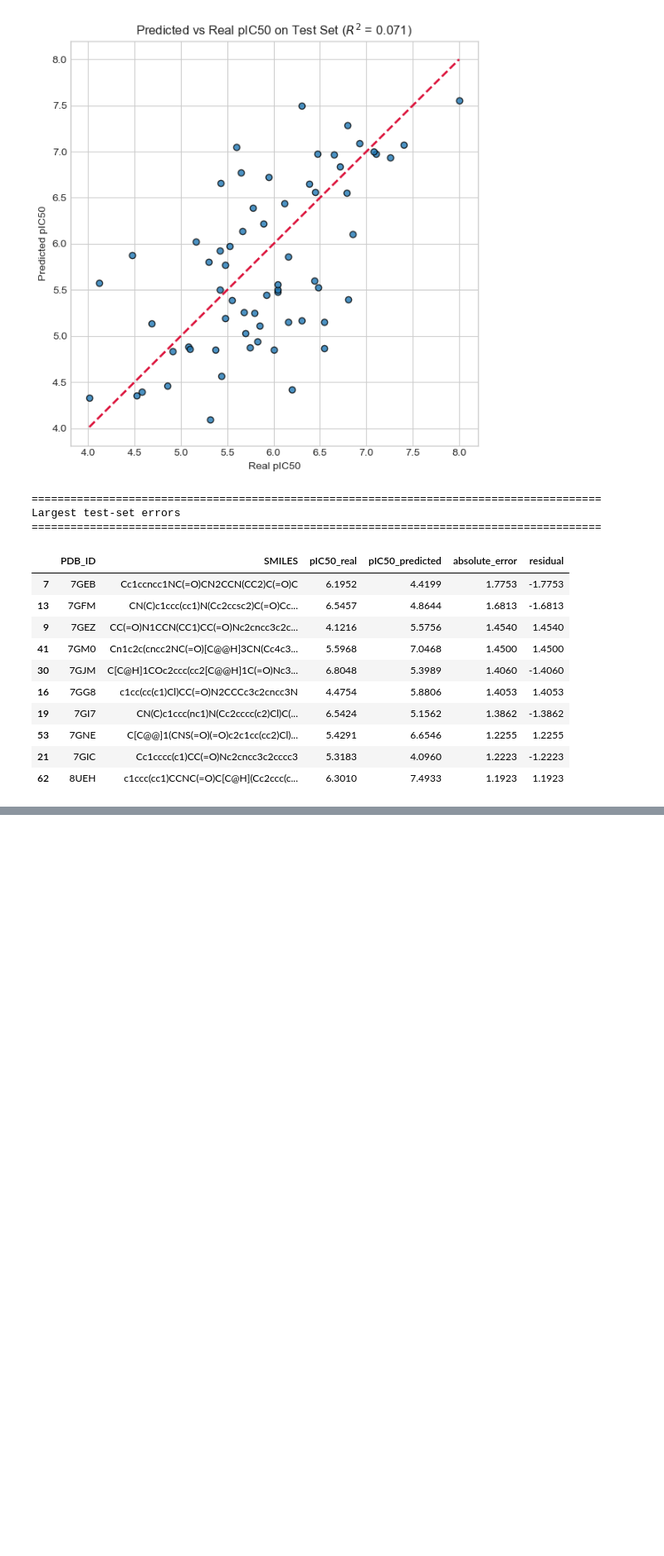
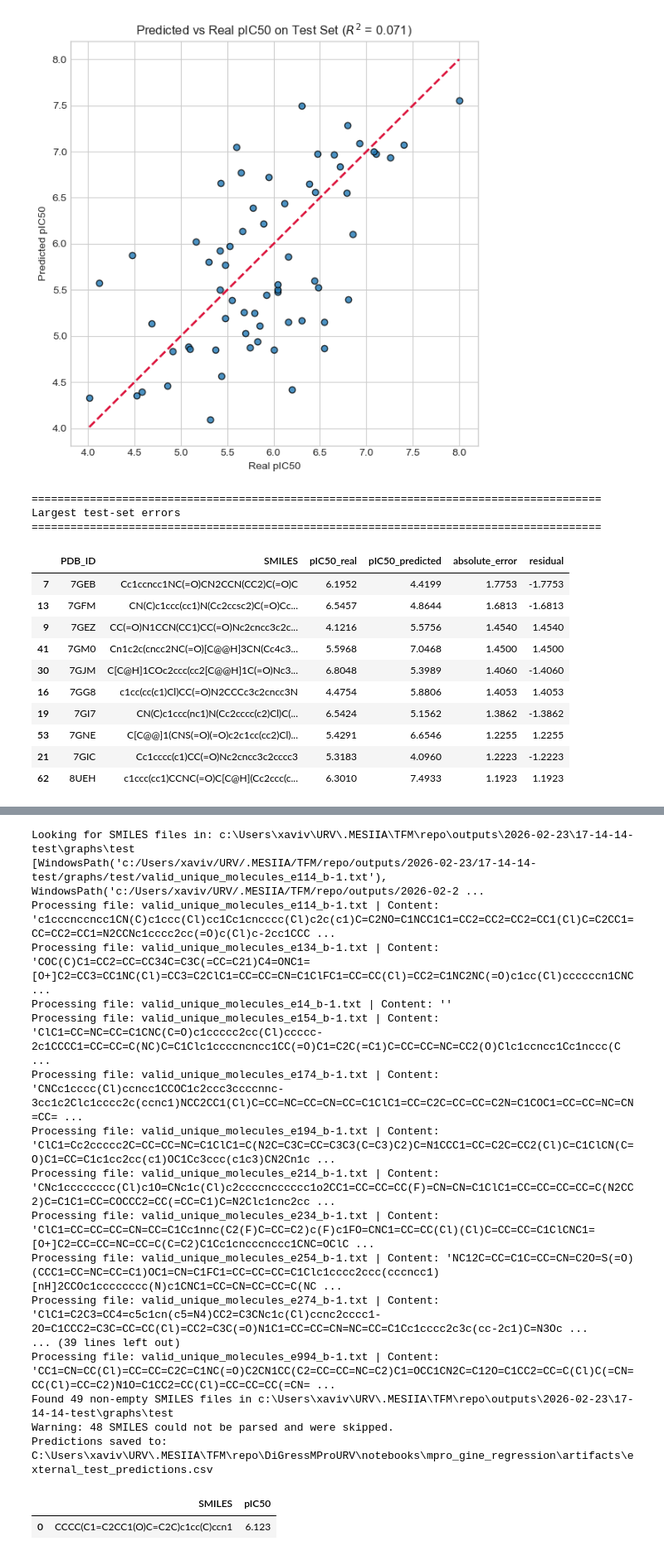
Before and after one commit to XaviVeC/DiGressMProURV, a Jupyter notebook: notebooks/mpro_gine_regression/mpro_gine_pic50_regression.ipynb, the cells around one changed output, grey strips where cells are left out. Shown at 83% size. Drawn from its saved outputs; the diff is of its cells as text; code cells hidden in the pictures; blank space fills up the shorter version.

Commit message:
Add external test predictions CSV for pIC50 values

```diff
--- a/notebooks/mpro_gine_regression/mpro_gine_pic50_regression.ipynb
+++ b/notebooks/mpro_gine_regression/mpro_gine_pic50_regression.ipynb
@@ -1758,0 +1772,80 @@ Largest test-set errors
+# %%
+# Path to the folder containing the .txt files with SMILES strings.
+EXTERNAL_SMILES_DIR = Path.cwd().parent.parent.parent / "outputs" / "2026-02-23" / "17-14-14-test" / "graphs" / "test"
+EXTERNAL_PREDICTIONS_PATH = ARTIFACT_DIR / "external_test_predictions.csv"
+
+
+# Collect SMILES from all non-empty .txt files.
+external_smiles_list = []
+for txt_file in sorted(EXTERNAL_SMILES_DIR.glob("*.txt")):
+    content = txt_file.read_text(encoding="utf-8").strip()
+    if content:
+        # Take the first token in case the file contains whitespace-separated fields.
+        smiles_str = content.split()[0]
+        external_smiles_list.append(smiles_str)
+
+print(f"Found {len(external_smiles_list)} non-empty SMILES files in {EXTERNAL_SMILES_DIR}")
+
+# Build graph tensors for each SMILES (use a dummy target of 0.0).
+external_graphs = []
+failed_smiles = []
+for smi in external_smiles_list:
+    try:
+        graph = molecule_to_graph(smi, target=0.0, pdb_id="external")
+        external_graphs.append(graph)
+    except ValueError:
+        failed_smiles.append(smi)
+
+if failed_smiles:
+    print(f"Warning: {len(failed_smiles)} SMILES could not be parsed and were skipped.")
+
+# Wrap in dataset and loader (apply the same target normalization although targets are dummy).
+external_dataset = MoleculeGraphDataset(external_graphs, y_mean=TARGET_MEAN, y_std=TARGET_STD)
+external_loader = DataLoader(external_dataset, batch_size=BATCH_SIZE, shuffle=False, collate_fn=collate_graphs)
+
+# Load the best trained model checkpoint.
+_, external_model = load_trained_model(CHECKPOINT_PATH)
+
+# Run inference and convert predictions back to original pIC50 scale.
+external_model.eval()
+all_preds = []
+all_smiles = []
+with torch.no_grad():
+    for batch in external_loader:
+        batch = move_batch_to_device(batch, DEVICE)
+        pred_norm = external_model(batch)
+        pred_original = pred_norm.cpu().numpy() * TARGET_STD + TARGET_MEAN
+        all_preds.append(pred_original)
+        all_smiles.extend(batch["smiles"])
+
+all_preds = np.concatenate(all_preds) if all_preds else np.array([])
+
+# Save results.
+external_predictions_frame = pd.DataFrame({
+    "SMILES": all_smiles,
+    "pIC50": all_preds,
+})
+external_predictions_frame.to_csv(EXTERNAL_PREDICTIONS_PATH, index=False)
+
+print(f"Predictions saved to: {EXTERNAL_PREDICTIONS_PATH}")
+display(external_predictions_frame.head(10).round(4))
+# %% [output]
+Looking for SMILES files in: c:\Users\xaviv\URV\.MESIIA\TFM\repo\outputs\2026-02-23\17-14-14-test\graphs\test
+[WindowsPath('c:/Users/xaviv/URV/.MESIIA/TFM/repo/outputs/2026-02-23/17-14-14-test/graphs/test/valid_unique_molecules_e114_b-1.txt'), WindowsPath('c:/Users/xaviv/URV/.MESIIA/TFM/repo/outputs/2026-02-2 ...
+Processing file: valid_unique_molecules_e114_b-1.txt | Content: 'c1cccnccncc1CN(C)c1ccc(Cl)cc1Cc1cncccc(Cl)c2c(c1)C=C2NO=C1NCC1C1=CC2=CC2=CC2=CC1(Cl)C=C2CC1=CC=CC2=CC1=N2CCNc1cccc2cc(=O)c(Cl)c-2cc1CCC ...
+Processing file: valid_unique_molecules_e134_b-1.txt | Content: 'COC(C)C1=CC2=CC=CC34C=C3C(=CC=C21)C4=ONC1=[O+]C2=CC3=CC1NC(Cl)=CC3=C2ClC1=CC=CC=CN=C1ClFC1=CC=CC(Cl)=CC2=C1NC2NC(=O)c1cc(Cl)ccccccn1CNC ...
+Processing file: valid_unique_molecules_e14_b-1.txt | Content: ''
+Processing file: valid_unique_molecules_e154_b-1.txt | Content: 'ClC1=CC=NC=CC=C1CNC(C=O)c1ccccc2cc(Cl)ccccc-2c1CCCC1=CC=CC=C(NC)C=C1Clc1ccccncncc1CC(=O)C1=C2C(=C1)C=CC=CC=NC=CC2(O)Clc1ccncc1Cc1nccc(C ...
+Processing file: valid_unique_molecules_e174_b-1.txt | Content: 'CNCc1cccc(Cl)ccncc1CCOC1c2ccc3ccccnnc-3cc1c2Clc1cccc2c(ccnc1)NCC2CC1(Cl)C=CC=NC=CC=CN=CC=C1ClC1=CC=C2C=CC=CC=C2N=C1COC1=CC=CC=NC=CN=CC= ...
+Processing file: valid_unique_molecules_e194_b-1.txt | Content: 'ClC1=Cc2ccccc2C=CC=CC=NC=C1ClC1=C(N2C=C3C=CC=C3C3(C=C3)C2)C=N1CCC1=CC=C2C=CC2(Cl)C=C1ClCN(C=O)C1=CC=C1c1cc2cc(c1)OC1Cc3ccc(c1c3)CN2Cn1c ...
+Processing file: valid_unique_molecules_e214_b-1.txt | Content: 'CNc1cccccccc(Cl)c1O=CNc1c(Cl)c2ccccncccccc1o2CC1=CC=CC=CC(F)=CN=CN=C1ClC1=CC=CC=CC=CC=C(N2CC2)C=C1C1=CC=COCCC2=CC(=CC=C1)C=N2Clc1cnc2cc ...
+Processing file: valid_unique_molecules_e234_b-1.txt | Content: 'ClC1=CC=CC=CC=CN=CC=C1Cc1nnc(C2(F)C=CC=C2)c(F)c1FO=CNC1=CC=CC(Cl)(Cl)C=CC=CC=C1ClCNC1=[O+]C2=CC=CC=NC=CC=C(C=C2)C1Cc1cncccnccc1CNC=OClC ...
+Processing file: valid_unique_molecules_e254_b-1.txt | Content: 'NC12C=CC=C1C=CC=CN=C2O=S(=O)(CCC1=CC=NC=CC=C1)OC1=CN=C1FC1=CC=CC=CC=C1Clc1cccc2ccc(cccncc1)[nH]2CCOc1cccccccc(N)c1CNC1=CC=CN=CC=CC=C(NC ...
+Processing file: valid_unique_molecules_e274_b-1.txt | Content: 'ClC1=C2C3=CC4=c5c1cn(c5=N4)CC2=C3CNc1c(Cl)ccnc2cccc1-2O=C1CCC2=C3C=CC=CC(Cl)=CC2=C3C(=O)N1C1=CC=CC=CN=NC=CC=C1Cc1cccc2c3c(cc-2c1)C=N3Oc ...
+... (39 lines left out)
+Processing file: valid_unique_molecules_e994_b-1.txt | Content: 'CC1=CN=CC(Cl)=CC=CC=C2C=C1NC(=O)C2CN1CC(C2=CC=CC=NC=C2)C1=OCC1CN2C=C12O=C1CC2=CC=C(Cl)C(=CN=CC(Cl)=CC=C2)N1O=C1CC2=CC(Cl)=CC=CC=CC(=CN= ...
+Found 49 non-empty SMILES files in c:\Users\xaviv\URV\.MESIIA\TFM\repo\outputs\2026-02-23\17-14-14-test\graphs\test
+Warning: 48 SMILES could not be parsed and were skipped.
+Predictions saved to: C:\Users\xaviv\URV\.MESIIA\TFM\repo\DiGressMProURV\notebooks\mpro_gine_regression\artifacts\external_test_predictions.csv
+|  | SMILES | pIC50 |
+| 0 | CCCC(C1=C2CC1(O)C=C2C)c1cc(C)ccn1 | 6.123 |
```
Also changed, not shown: parts of 3 cells of this notebook, 1 other file.
